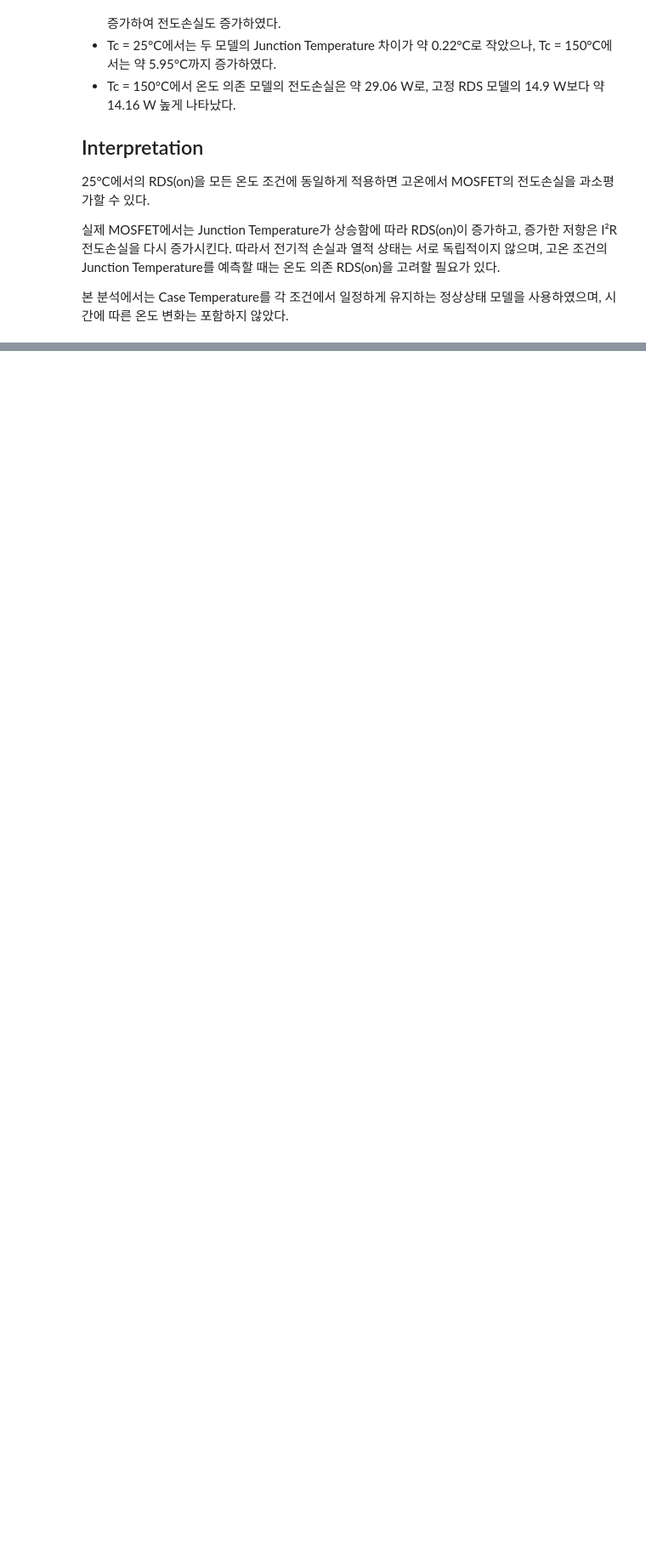
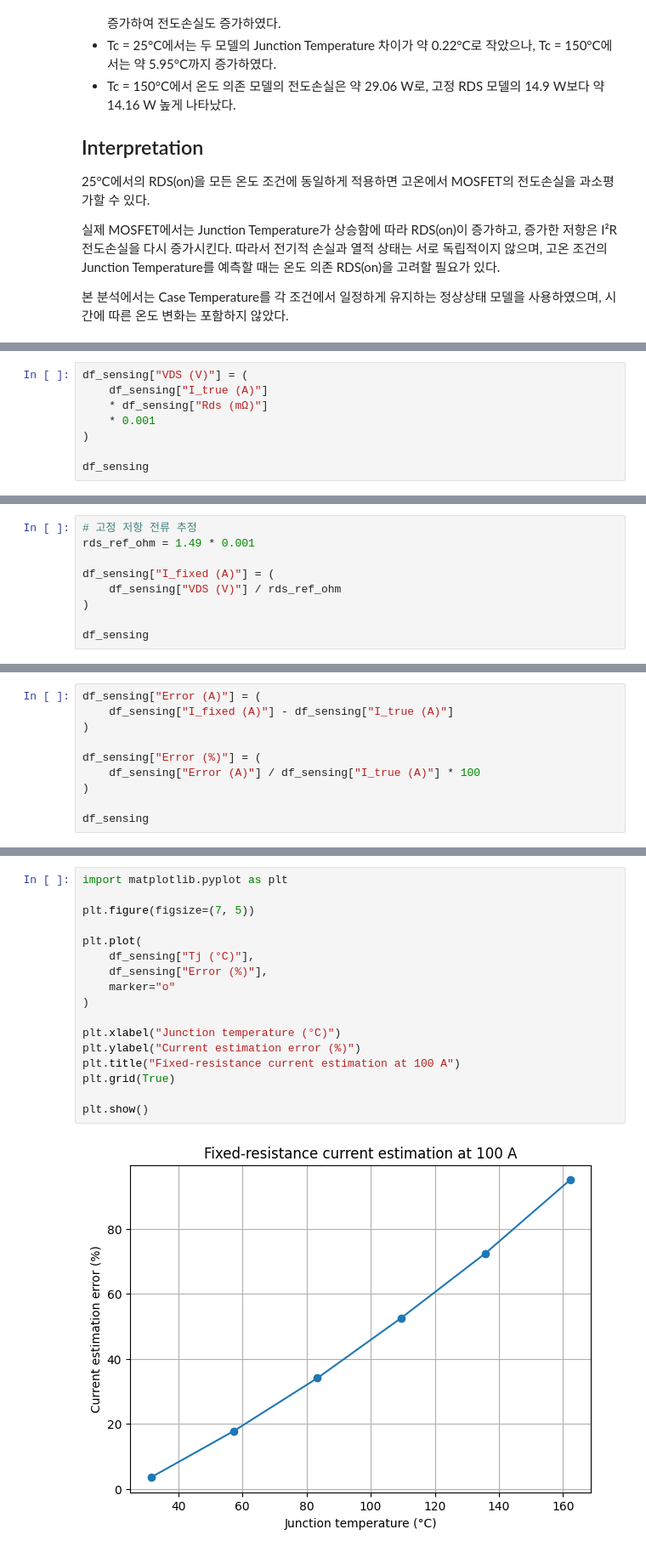
Before and after one commit to insu5177/temperature-compensated-mosfet-current-sensing, a Jupyter notebook: notebooks/02_steady_state_electro_thermal.ipynb, the cells around one changed output, grey strips where cells are left out. Shown at 85% size. Cells and saved outputs as stored; diff of their text form; blank space fills up the shorter version.

Commit message:
Organize multi-current sensing results into a DataFrame

```diff
--- a/notebooks/02_steady_state_electro_thermal.ipynb
+++ b/notebooks/02_steady_state_electro_thermal.ipynb
@@ -343,0 +350,8 @@ plt.show()
+# %%
+df_sensing["VDS (V)"] = (
+    df_sensing["I_true (A)"]
+    * df_sensing["Rds (mΩ)"]
+    * 0.001
+)
+
+df_sensing
@@ -343,0 +366,9 @@ plt.show()
+# %%
+# 고정 저항 전류 추정
+rds_ref_ohm = 1.49 * 0.001
+
+df_sensing["I_fixed (A)"] = (
+    df_sensing["VDS (V)"] / rds_ref_ohm
+)
+
+df_sensing
@@ -343,0 +383,10 @@ plt.show()
+# %%
+df_sensing["Error (A)"] = (
+    df_sensing["I_fixed (A)"] - df_sensing["I_true (A)"]
+)
+
+df_sensing["Error (%)"] = (
+    df_sensing["Error (A)"] / df_sensing["I_true (A)"] * 100
+)
+
+df_sensing
@@ -343,0 +401,19 @@ plt.show()
+# %%
+import matplotlib.pyplot as plt
+
+plt.figure(figsize=(7, 5))
+
+plt.plot(
+    df_sensing["Tj (°C)"],
+    df_sensing["Error (%)"],
+    marker="o"
+)
+
+plt.xlabel("Junction temperature (°C)")
+plt.ylabel("Current estimation error (%)")
+plt.title("Fixed-resistance current estimation at 100 A")
+plt.grid(True)
+
+plt.show()
+# %% [output]
+[figure, added]
```
Also changed, not shown: parts of 10 cells of this notebook.
